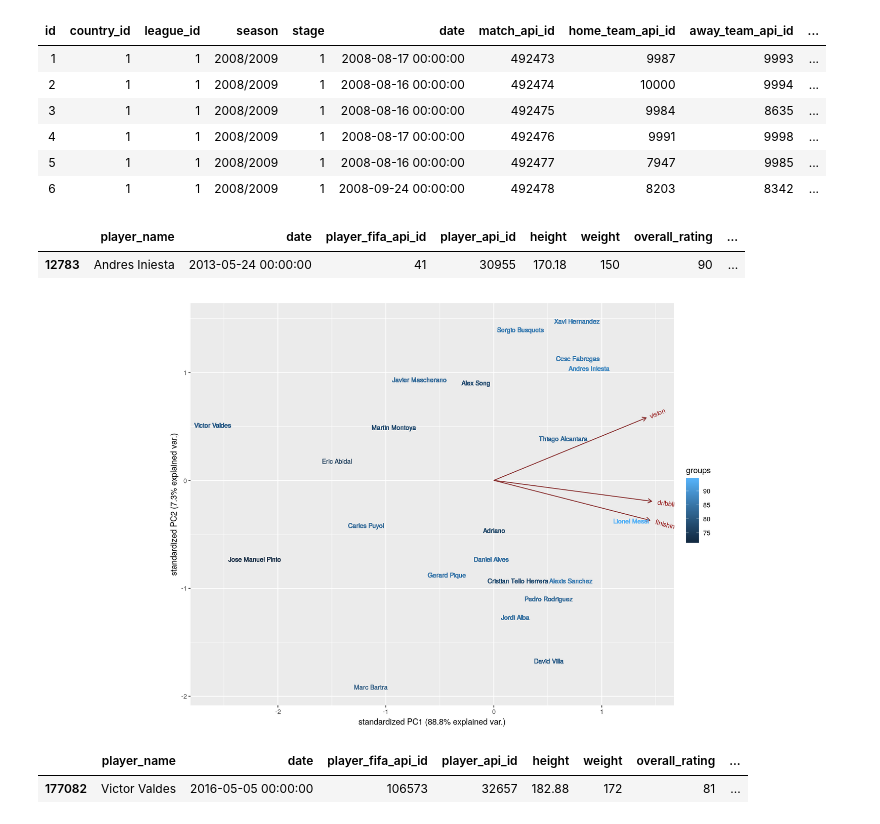
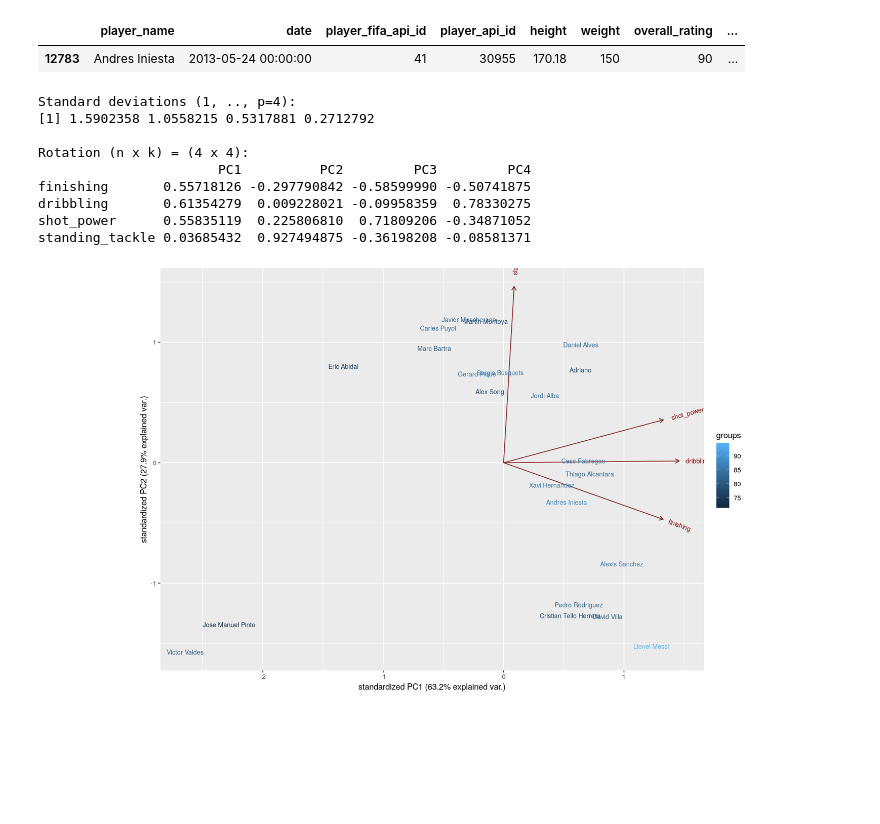
Before and after one commit to alexandruionascu/uvt, a Jupyter notebook: data_analysis_R/Project.ipynb, the cells around one changed output. Saved outputs shown, nothing was run; the diff lists cells and outputs as text; code cells hidden in the pictures; blank space fills up the shorter version.

```diff
--- a/data_analysis_R/Project.ipynb
+++ b/data_analysis_R/Project.ipynb
@@ -12,17 +12,7 @@ Match <- dbGetQuery(db,"Select * from Match")
 League <- dbGetQuery(db,"Select * from League")
 Team <- dbGetQuery(db,"Select * from Team")
 
-attributes <- c(
-    'player_name',
-    'date',
-    'Player.player_fifa_api_id',
-    'Player.player_api_id',
-    'height',
-    'weight',
-    'overall_rating',
-    'preferred_foot',
-    'attacking_work_rate',
-    'defensive_work_rate',
+skill_stats <- c(
     'crossing',
     'finishing',
     'heading_accuracy',
@@ -57,7 +47,22 @@ attributes <- c(
     'gk_positioning',
     'gk_reflexes'
 )
+
+attributes <- c(
+    'player_name',
+    'date',
+    'Player.player_fifa_api_id',
+    'Player.player_api_id',
+    'height',
+    'weight',
+    'overall_rating',
+    'preferred_foot',
+    'attacking_work_rate',
+    'defensive_work_rate',
+    skill_stats
+)
 cols <- paste(attributes, collapse=",")
+print(cols)
 Player <- dbGetQuery(db, sprintf("SELECT %s FROM Player JOIN Player_Attributes ON Player.player_api_id = Player_Attributes.player_api_id", cols))
 
 #Count the number of matches the particular team played at home
@@ -152,13 +160,3 @@ plot_top_teams(10, "England")
-# %%
-head(Match)
-# %% [output]
-| id | country_id | league_id | season | stage | date | match_api_id | home_team_api_id | away_team_api_id | ... |
-| 1 | 1 | 1 | 2008/2009 | 1 | 2008-08-17 00:00:00 | 492473 | 9987 | 9993 | ... |
-| 2 | 1 | 1 | 2008/2009 | 1 | 2008-08-16 00:00:00 | 492474 | 10000 | 9994 | ... |
-| 3 | 1 | 1 | 2008/2009 | 1 | 2008-08-16 00:00:00 | 492475 | 9984 | 8635 | ... |
-| 4 | 1 | 1 | 2008/2009 | 1 | 2008-08-17 00:00:00 | 492476 | 9991 | 9998 | ... |
-| 5 | 1 | 1 | 2008/2009 | 1 | 2008-08-16 00:00:00 | 492477 | 7947 | 9985 | ... |
-| 6 | 1 | 1 | 2008/2009 | 1 | 2008-09-24 00:00:00 | 492478 | 8203 | 8342 | ... |
 # %%
 team_api_id <- dbGetQuery(db, "SELECT * FROM Team WHERE team_long_name LIKE '%Barcelona%'")$team_api_id
 # %%
@@ -182,23 +180,26 @@ get_player_attributes(30955, "2013-05-29")
 # %%
 all_players <- list()
 for (i in 1:11) {
     home_players <- as.list(home_team_matches[sprintf("home_player_%d", i)])
     away_players <- as.list(away_team_matches[sprintf("away_player_%d", i)])
     all_players <- append(unlist(all_players), unlist(home_players))
     all_players <- append(unlist(all_players), unlist(away_players))
 }
 
-options(repr.plot.width=15, repr.plot.height=8)
-
-all_team_players <- unique(all_players)
+all_players <- unique(all_players)
 team_df <- do.call(rbind, Map(function(x) data.frame(get_player_attributes(x)), x=all_players))
-pca <- prcomp(team_df[,c('finishing', 'dribbling', 'vision')], center = TRUE,scale. = TRUE)
+pca <- prcomp(team_df[,c('finishing', 'dribbling', 'shot_power', 'standing_tackle')], center = TRUE,scale. = TRUE)
+pca
 library(ggbiplot)
-ggbiplot(pca, labels=DF$player_name, groups=team_df$overall_rating)
+ggbiplot(pca, labels=team_df$player_name, groups=team_df$overall_rating, repel=TRUE)
 # %% [output]
+Standard deviations (1, .., p=4):
+[1] 1.5902358 1.0558215 0.5317881 0.2712792
+
+Rotation (n x k) = (4 x 4):
+                       PC1          PC2         PC3         PC4
+finishing       0.55718126 -0.297790842 -0.58599990 -0.50741875
+dribbling       0.61354279  0.009228021 -0.09958359  0.78330275
+shot_power      0.55835119  0.225806810  0.71809206 -0.34871052
+standing_tackle 0.03685432  0.927494875 -0.36198208 -0.08581371
-[figure, old version]
+[figure, new version]
-# %%
-get_player_attributes(32657)
-# %% [output]
-|  | player_name | date | player_fifa_api_id | player_api_id | height | weight | overall_rating | ... |
-| 177082 | Victor Valdes | 2016-05-05 00:00:00 | 106573 | 32657 | 182.88 | 172 | 81 | ... |
```
Also changed, not shown: parts of 4 cells of this notebook.
